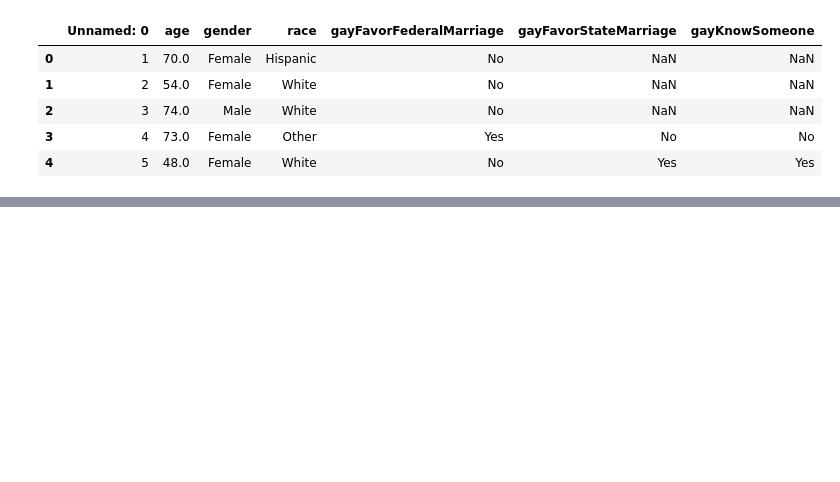
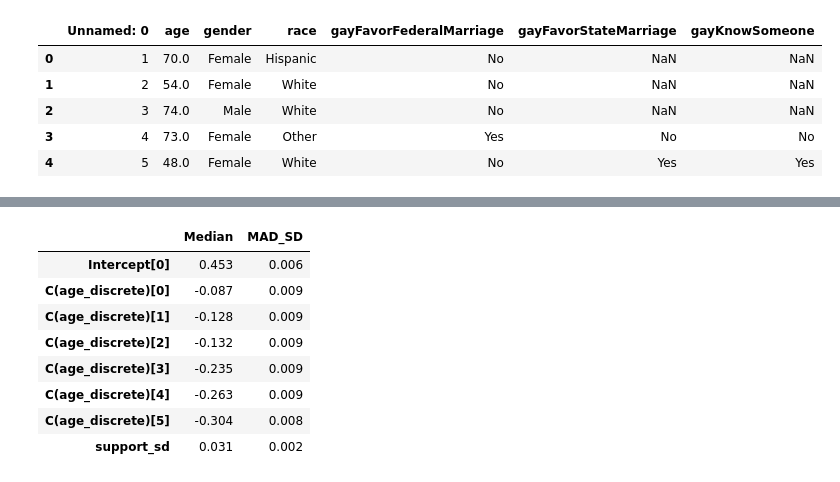
Before and after one commit to bambinos/educational-resources, a Jupyter notebook: ROS/Gay/gay_simple.ipynb, the cells around one changed output, grey strips where cells are left out. Cells and saved outputs as stored; diff of their text form; code cells hidden in the pictures; blank space fills up the shorter version.

```diff
--- a/ROS/Gay/gay_simple.ipynb
+++ b/ROS/Gay/gay_simple.ipynb
@@ -25,0 +94,13 @@ data.head()
+# %%
+binned_coefs = az.summary(fit_binned, stat_funcs=func_dict, extend=False)
+binned_coefs
+# %% [output]
+|  | Median | MAD_SD |
+| Intercept[0] | 0.453 | 0.006 |
+| C(age_discrete)[0] | -0.087 | 0.009 |
+| C(age_discrete)[1] | -0.128 | 0.009 |
+| C(age_discrete)[2] | -0.132 | 0.009 |
+| C(age_discrete)[3] | -0.235 | 0.009 |
+| C(age_discrete)[4] | -0.263 | 0.009 |
+| C(age_discrete)[5] | -0.304 | 0.008 |
+| support_sd | 0.031 | 0.002 |
```
Also changed, not shown: parts of 8 cells of this notebook.
